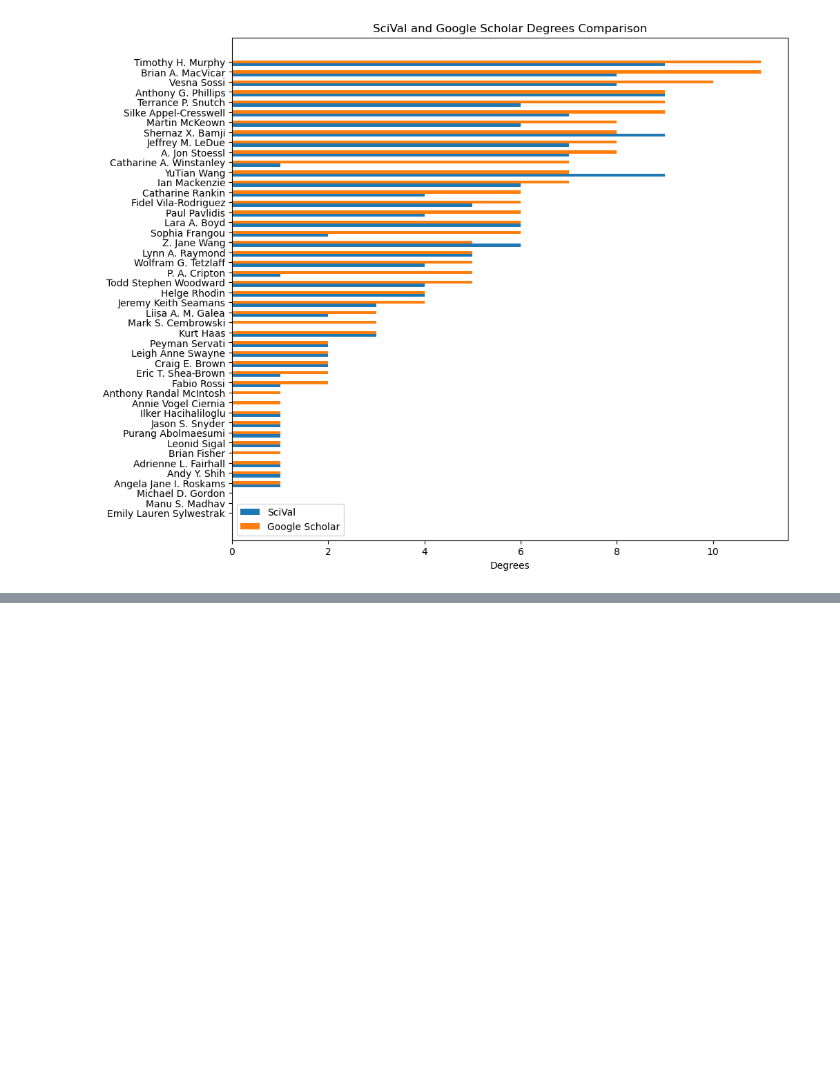
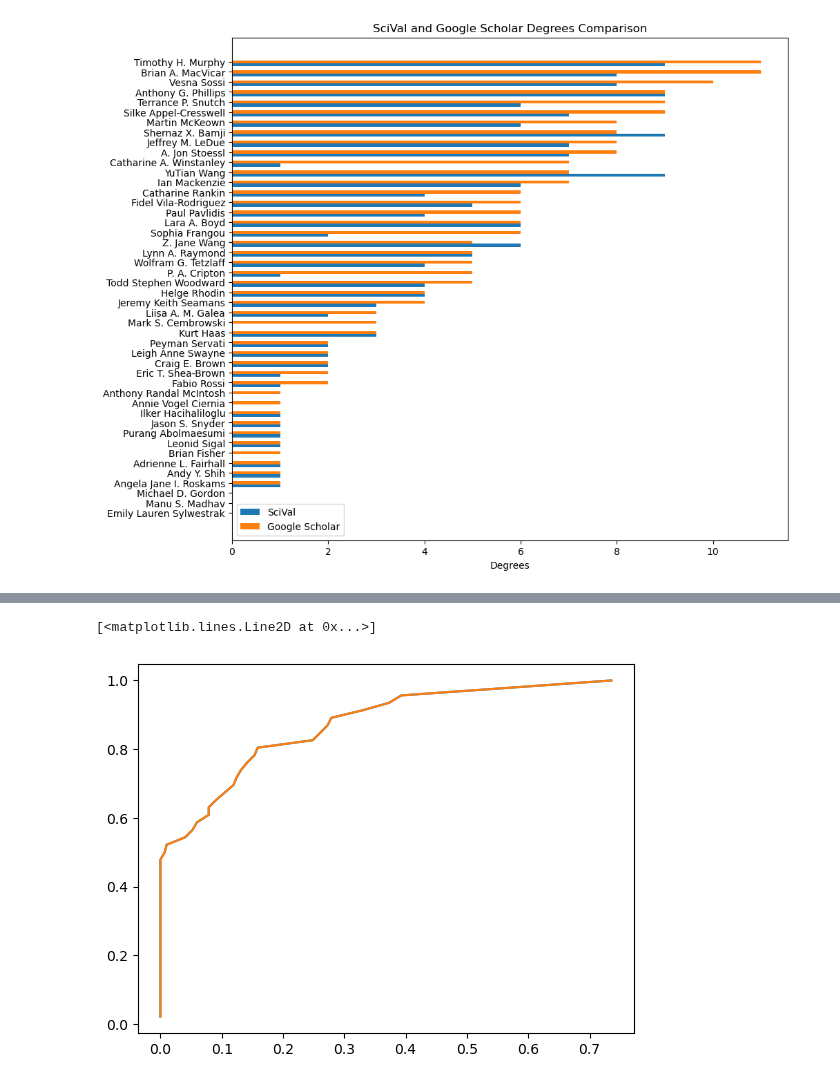
Before and after one commit to rainacao/scholar_metrics_scraper, a Jupyter notebook: authorlist comparisons/centrality.ipynb, the cells around one changed output, grey strips where cells are left out. Cells and saved outputs as stored; diff of their text form; code cells hidden in the pictures; blank space fills up the shorter version.

```diff
--- a/authorlist comparisons/centrality.ipynb
+++ b/authorlist comparisons/centrality.ipynb
@@ -513,0 +626,6 @@ ax.legend()
+# %%
+plt.plot(sv_cdf[0], sv_cdf[1])
+plt.plot(gs_cdf[0], gs_cdf[1])
+# %% [output]
+[<matplotlib.lines.Line2D at 0x...>]
+[figure, added]
```
Also changed, not shown: parts of 18 cells of this notebook, 12 other files.
